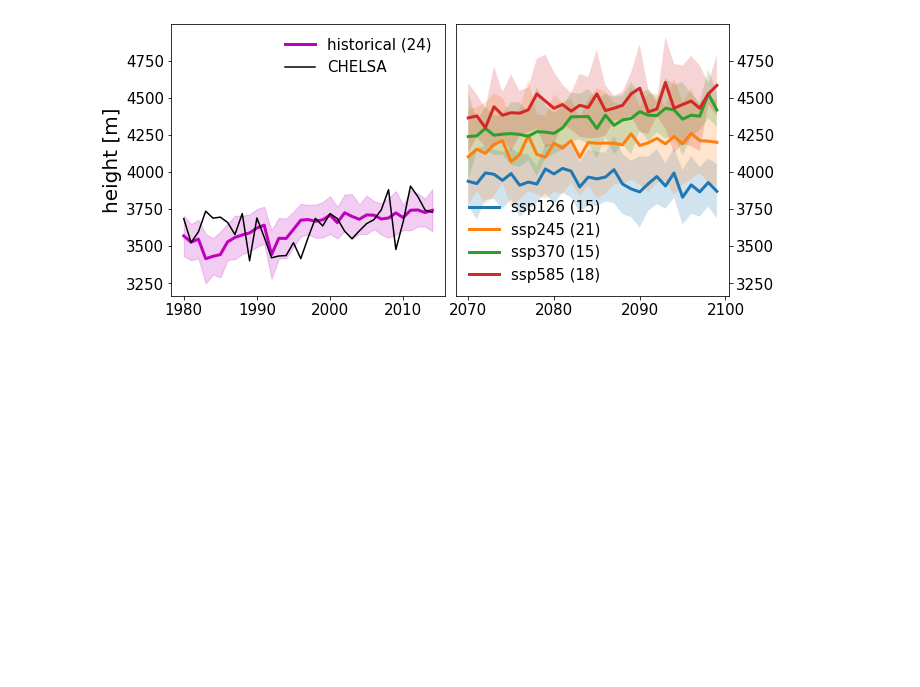
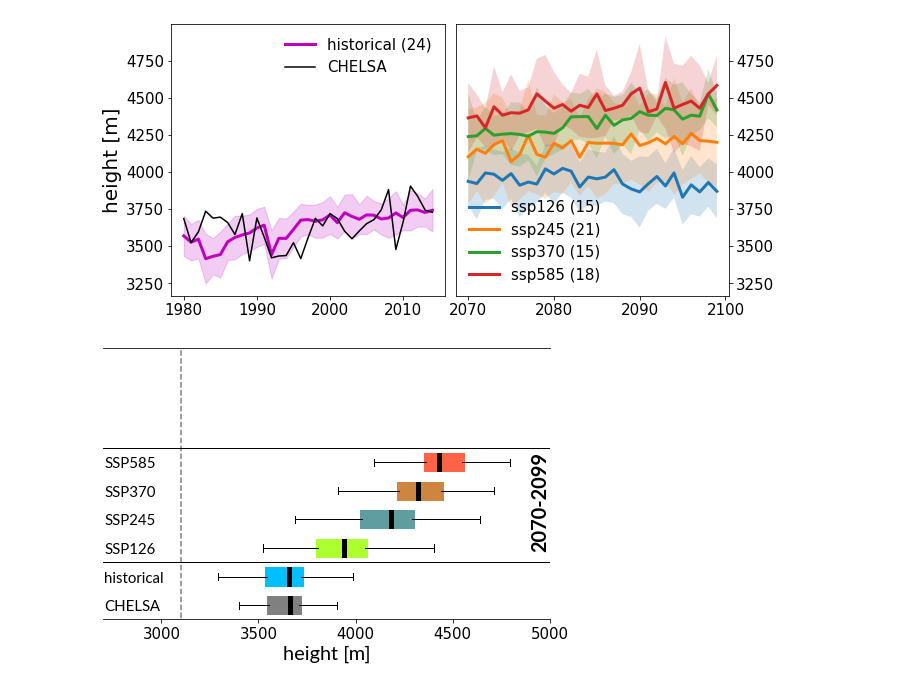
Before and after one commit to bijanf/skdownscale_cmip6, a Jupyter notebook: Untitled.ipynb, the cells around one changed output. Drawn from its saved outputs; the diff is of its cells as text; code cells hidden in the pictures; blank space fills up the shorter version.

Commit message:
added boxplot

```diff
--- a/Untitled.ipynb
+++ b/Untitled.ipynb
@@ -248,3 +248,93 @@ ax1.xaxis.set_tick_params(labelsize=15)
 ax2.xaxis.set_tick_params(labelsize=15)
 # %% [output]
 [figure]
+# %%
+# plot box plot
+csfont = {'fontname':'Lato'}
+hfont = {'fontname':'Helvetica'}
+
+fig = plt.figure(figsize=(8,5))
+# Create an axes instance
+ax = fig.add_subplot(111)
+
+# filter nans
+ssp126 = zero_height_all_ssp[0,:,:][~np.isnan(zero_height_all_ssp[0,:,:])]
+ssp245 = zero_height_all_ssp[1,:,:][~np.isnan(zero_height_all_ssp[1,:,:])]
+ssp370 = zero_height_all_ssp[2,:,:][~np.isnan(zero_height_all_ssp[2,:,:])]
+ssp585 = zero_height_all_ssp[3,:,:][~np.isnan(zero_height_all_ssp[3,:,:])]
+
+# plot boxplot
+
+bp =ax.boxplot([zero_height, zero_height_all.reshape(-1),
+               ssp126.squeeze().reshape(-1),
+               ssp245.squeeze().reshape(-1),
+               ssp370.squeeze().reshape(-1),
+               ssp585.squeeze().reshape(-1)],
+               patch_artist=True,vert=False)
+## change outline color, fill color and linewidth of the boxes
+k=0
+for box in bp['boxes']:
+    # change outline color
+    if k==0:
+        box.set( color='gray', linewidth=5)
+        # change fill color
+        box.set( facecolor = 'gray' )
+    if k==1:
+        box.set( color='deepskyblue', linewidth=5)
+        # change fill color
+        box.set( facecolor = 'deepskyblue' )
+    if k==2:
+        box.set( color='greenyellow', linewidth=5)
+        # change fill color
+        box.set( facecolor = 'greenyellow' )
+    if k==3:
+        box.set( color='cadetblue', linewidth=5)
+        # change fill color
+        box.set( facecolor = 'cadetblue' )
+    if k==4:
+        box.set( color='peru', linewidth=5)
+        # change fill color
+        box.set( facecolor = 'peru' )
+    if k==5:
+        box.set( color='tomato', linewidth=5)
+        # change fill color
+        box.set( facecolor = 'tomato' )
+    k+=1
+
+## change color and linewidth of the whiskers
+for whisker in bp['whiskers']:
+    whisker.set(color='k', linewidth=1)
+
+## change color and linewidth of the caps
+for cap in bp['caps']:
+    cap.set(color='k', linewidth=1)
+
+## change color and linewidth of the medians
+for median in bp['medians']:
+    median.set(color='k', linewidth=5)
+
+## change the style of fliers and their fill
+for flier in bp['fliers']:
+    flier.set(marker='o', color='#e7298a', alpha=0.0)
+## Custom x-axis labels
+ax.set_yticklabels([ 'CHELSA','historical',
+                    "SSP126",
+                   "SSP245",
+                   "SSP370",
+                   "SSP585"], **csfont, fontsize=15, rotation=0, ha="left");
+ax.text(4900,3,'2070-2099', **csfont, fontsize=20, weight='bold', rotation=90)
+plt.hlines(2.5,xmin=2000,xmax=5100, linestyle="-", color="k",lw=1)
+plt.vlines(3100,ymin=0,ymax=10, linestyle="--", color="k", alpha=.5)
+plt.hlines(6.5,xmin=2000,xmax=5100, linestyle="-", color="k",lw=1)
+
+plt.xlim([2700, 5000])
+plt.ylim([0.5, 10])
+ax.tick_params(axis="y",direction="in", pad=-1)
+
+ax.xaxis.set_tick_params(labelsize=15)
+ax.set_xlabel("height [m]",**csfont, fontsize=20)
+# Hide the right and top spines
+ax.spines[['left','right']].set_visible(False)
+plt.tick_params(left = False)
+# %% [output]
+[figure, added]
```
Also changed, not shown: parts of 2 cells of this notebook.
